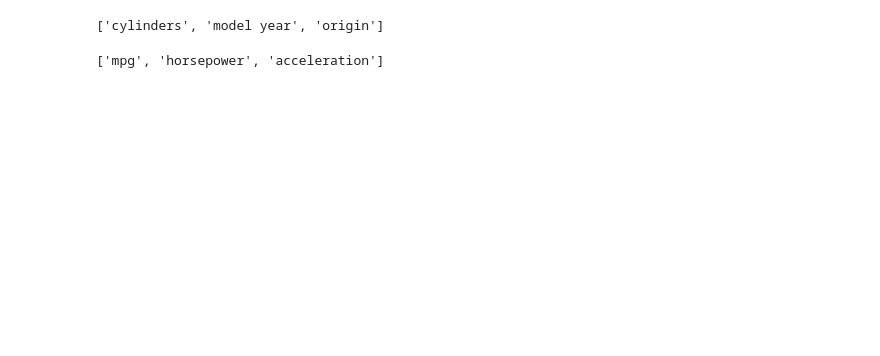
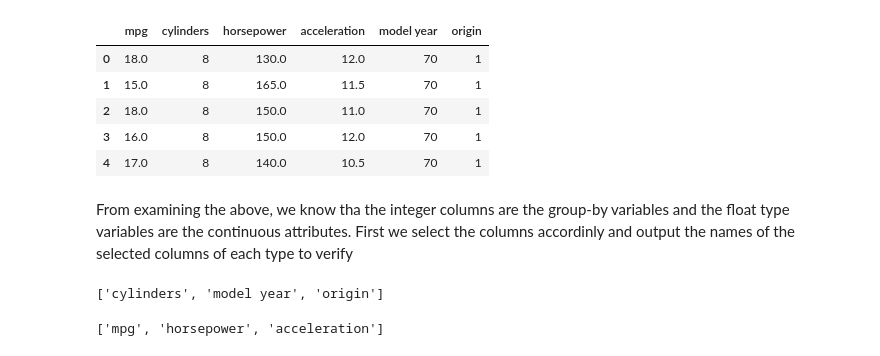
Before and after one commit to fairnessforensics/wiggum, a Jupyter notebook: notebooks/AutoMPG.ipynb, the cells around one changed output. Cells and saved outputs as stored; diff of their text form; code cells hidden in the pictures; blank space fills up the shorter version.

```diff
--- a/notebooks/AutoMPG.ipynb
+++ b/notebooks/AutoMPG.ipynb
@@ -12,6 +19,16 @@ cwd = os.getcwd()
 # %%
-#auto_df = pd.read_csv('auto-mpg.data.csv')
-auto_df = pd.read_csv('auto2.csv')
+# import the prepared copy of the data
+auto_df = pd.read_csv('../data/auto2.csv')
+auto_df.head()
+# %% [output]
+|  | mpg | cylinders | horsepower | acceleration | model year | origin |
+| 0 | 18.0 | 8 | 130.0 | 12.0 | 70 | 1 |
+| 1 | 15.0 | 8 | 165.0 | 11.5 | 70 | 1 |
+| 2 | 18.0 | 8 | 150.0 | 11.0 | 70 | 1 |
+| 3 | 16.0 | 8 | 150.0 | 12.0 | 70 | 1 |
+| 4 | 17.0 | 8 | 140.0 | 10.5 | 70 | 1 |
+# %% [markdown]
+From examining the above, we know tha the integer columns are the group-by variables and the float type variables  are the continuous attributes. First we select the columns accordinly and output the names of the selected columns of each type to verify
 # %%
 groupbyAttrs = auto_df.select_dtypes(include=['int64'])
 groupbyAttrs_labels = list(groupbyAttrs)
```
Also changed, not shown: parts of 11 cells of this notebook.
